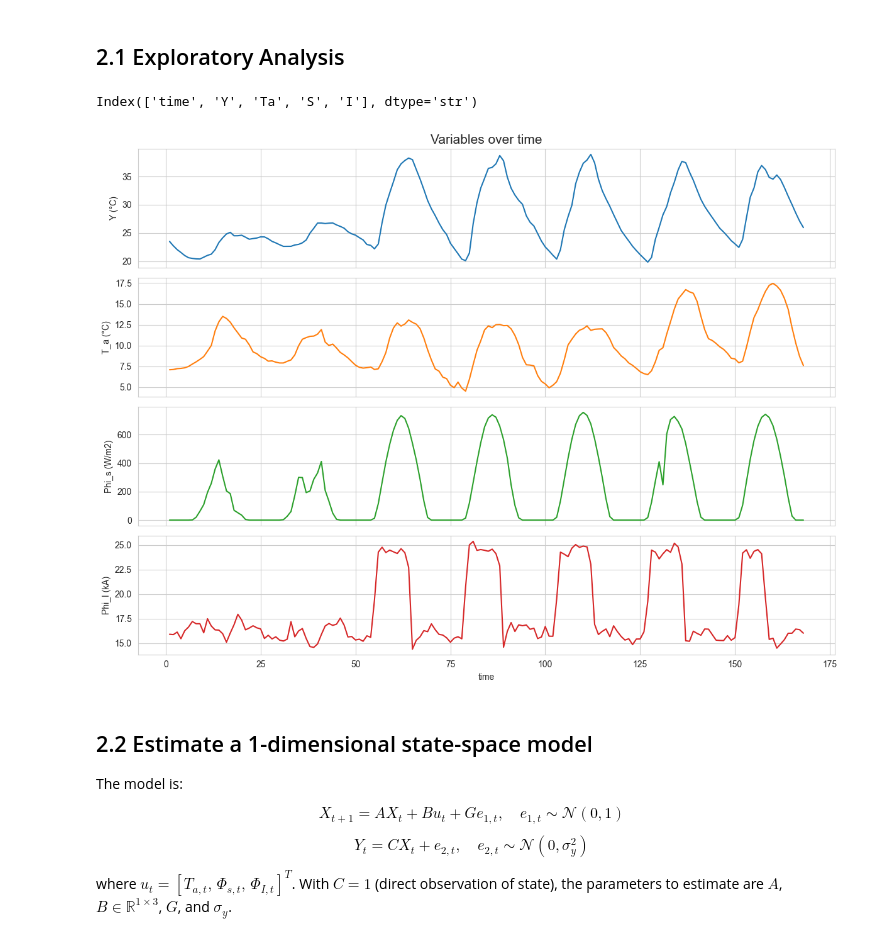
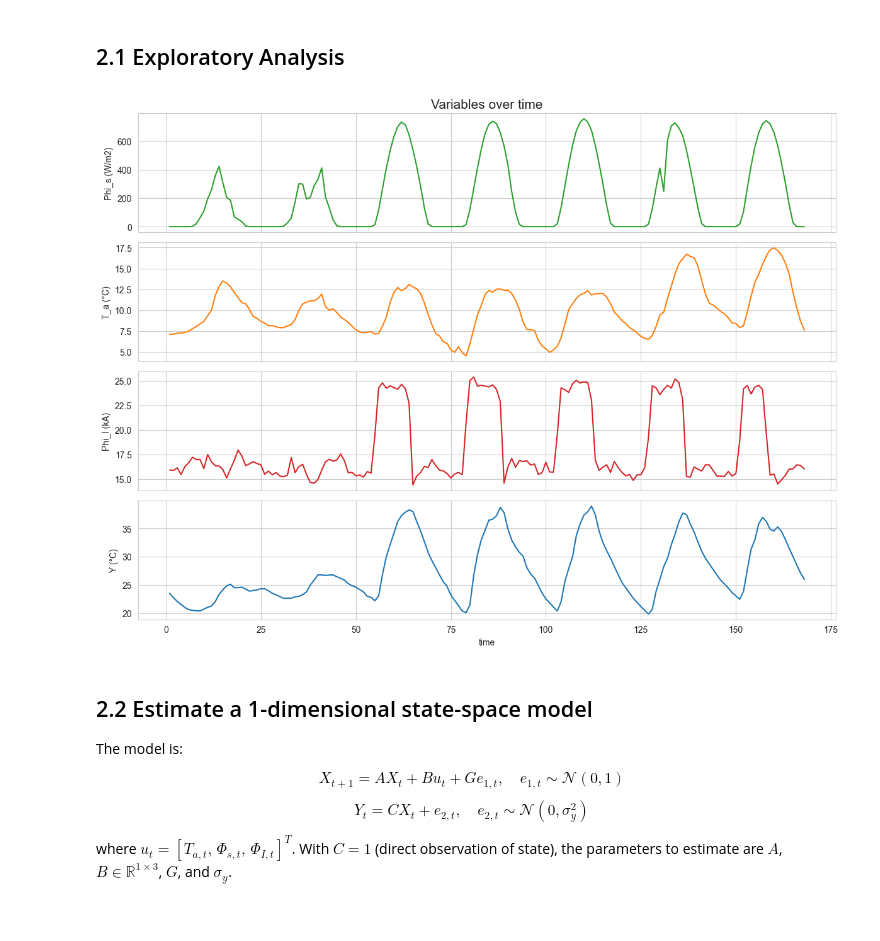
Before and after one commit to JesperDTU/TimeSeriesAnalysis_Assignments, a Jupyter notebook: Assignment4/Task2.ipynb, the cells around one changed output. Saved outputs shown, nothing was run; the diff lists cells and outputs as text; code cells hidden in the pictures.

```diff
--- a/Assignment4/Task2.ipynb
+++ b/Assignment4/Task2.ipynb
@@ -8,33 +8,29 @@ import seaborn as sns
 # %%
 # Load the dataset
 data = pd.read_csv('transformer_data.csv')
-# %%
-data.columns
-# %% [output]
-Index(['time', 'Y', 'Ta', 'S', 'I'], dtype='str')
 # %%
 # Plot the variables in four stacked panels with shared time axis
 sns.set_style('whitegrid')
 fig, axes = plt.subplots(4, 1, figsize=(12, 9), sharex=True)
 
 axes[0].plot(data['time'], data['S'], color='C2')
 axes[0].set_ylabel('Phi_s (W/m2)')
 axes[0].set_title('Variables over time', fontsize=15)
 
 axes[1].plot(data['time'], data['Ta'], color='C1')
 axes[1].set_ylabel('T_a (°C)')
 
-axes[2].plot(data['time'], data['Y'], color='C0')
-axes[2].set_ylabel('Y (°C)')
+axes[2].plot(data['time'], data['I'], color='C3')
+axes[2].set_ylabel('Phi_I (kA)')
 
-axes[3].plot(data['time'], data['I'], color='C3')
-axes[3].set_ylabel('Phi_I (kA)')
+axes[3].plot(data['time'], data['Y'], color='C0')
+axes[3].set_ylabel('Y (°C)')
 axes[3].set_xlabel('time')
 
 plt.tight_layout()
 plt.show()
 # %% [output]
-[figure, old version]
+[figure, new version]
 # %% [markdown]
 ## 2.2 Estimate a 1-dimensional state-space model
 
```
Also changed, not shown: parts of 2 cells of this notebook.
